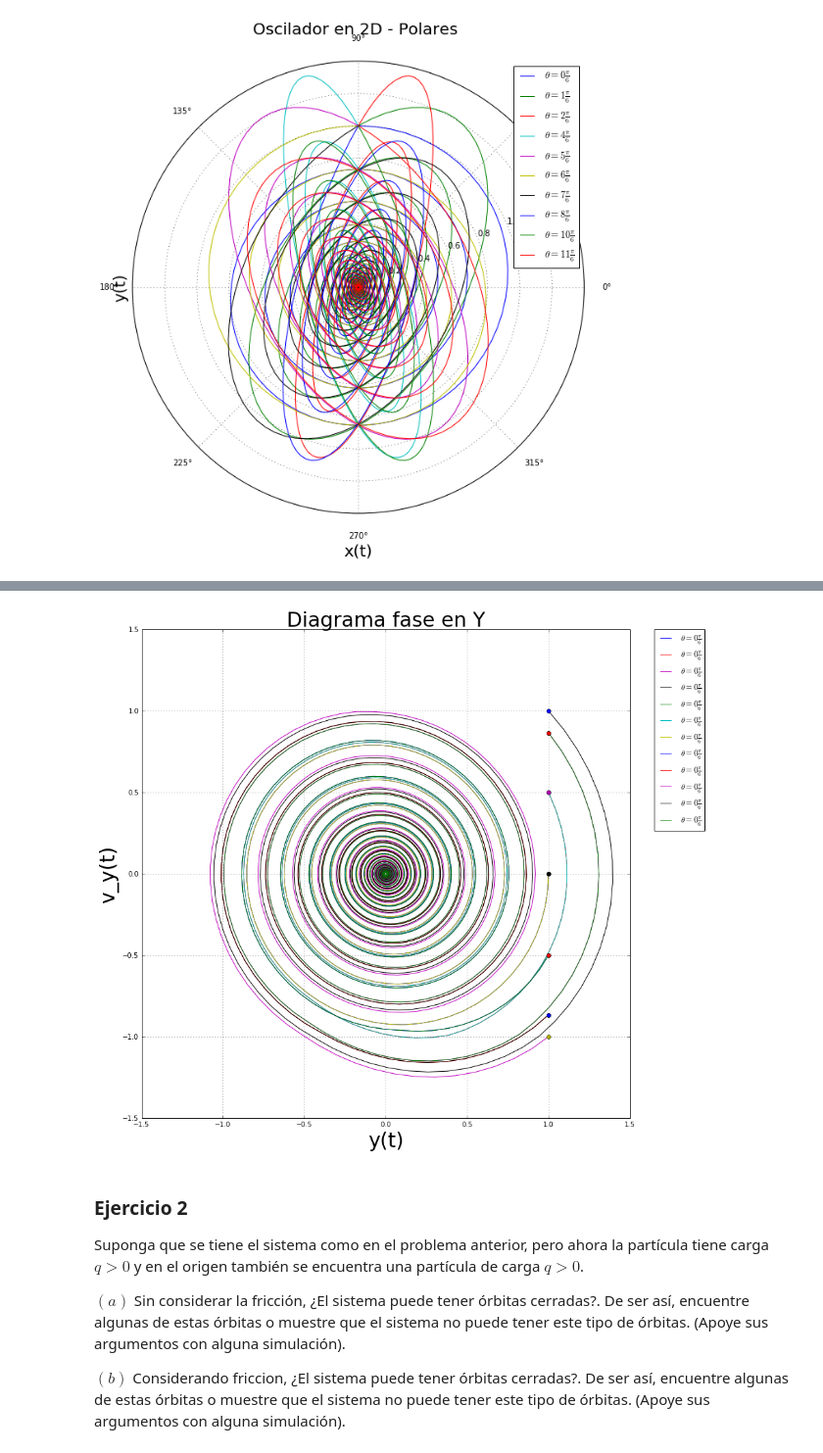
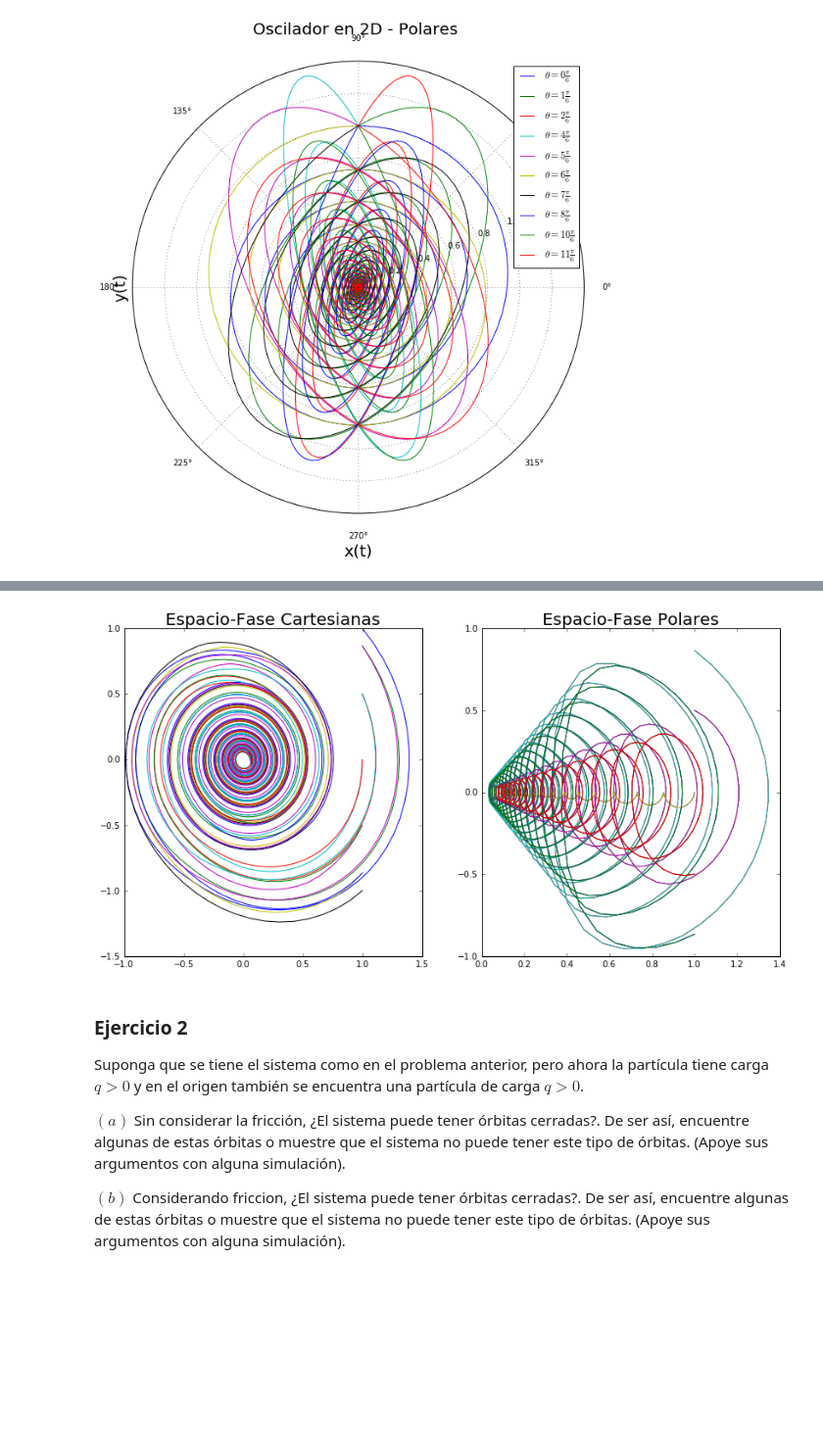
Before and after one commit to ignacio-vc/fcomp, a Jupyter notebook: examenes/examen1.ipynb, the cells around one changed output, grey strips where cells are left out. Shown at 98% size. Drawn from its saved outputs; the diff is of its cells as text; code cells hidden in the pictures; blank space fills up the shorter version.

```diff
--- a/examenes/examen1.ipynb
+++ b/examenes/examen1.ipynb
@@ -255,22 +192,28 @@ show()
-# %%
-#Condicion inicial arbitraria, dibujar espacio fase en y,y'
-
-ang = arange(0,12,1)*pi/6
-t_f = 100
-
-fig, ax = plt.subplots(figsize=(13, 13))
-grid(True)
-title(r'Diagrama fase en Y',fontsize = 30),xlabel('y(t)',fontsize=30),ylabel('v_y(t)',fontsize = 30)
-for a in ang:
-    cond_ini = [0,1,cos(a),sin(a)]
-    t_c, sol_c = rk4(mov_c, cond_ini, [0,t_f])
-    plot(sol_c[:,1], sol_c[:,3], label="$ \\theta = "+str(i)+"\\frac{\pi}{6} $")
-    plot(1,sin(a),'o')
-xlim (-1.5,1.5), ylim(-1.5,1.5)
-ax.legend(bbox_to_anchor=(1.05, 1.0), loc=2, borderaxespad=0.)
-show()
-# %% [output]
-[figure, removed]
+# %%
+fig=figure(figsize=(14,7))
+ax = fig.add_subplot(121)
+bx = fig.add_subplot(122)
+N=50
+
+for n in range(12):
+    x=1
+    dx=2
+    rc=[x,dx,cos((n*pi)/6),sin((n*pi)/6)]
+    tc,solc=rk4(mov_c,rc,[0,N])
+    ax.plot(solc[:,0],solc[:,2])
+    if n==3: # Tenemos discontinuidad, se quitan esos puntos
+        n=3
+    elif n==9:
+        n=9
+    else:
+        rp=[x,dx,sin((n*pi)/6),-cos((n*pi)/6)]
+        tp,solp=rk4(mov_p,rp,[0,N])
+        bx.plot(solp[:,0],solp[:,2])
+ax.set_title('Espacio-Fase Cartesianas',fontsize=20)
+bx.set_title('Espacio-Fase Polares',fontsize=20)
+show()
+# %% [output]
+[figure, added]
 # %% [markdown]
 ### Ejercicio 2
 
```
Also changed, not shown: parts of 28 cells of this notebook, 1 other file.
